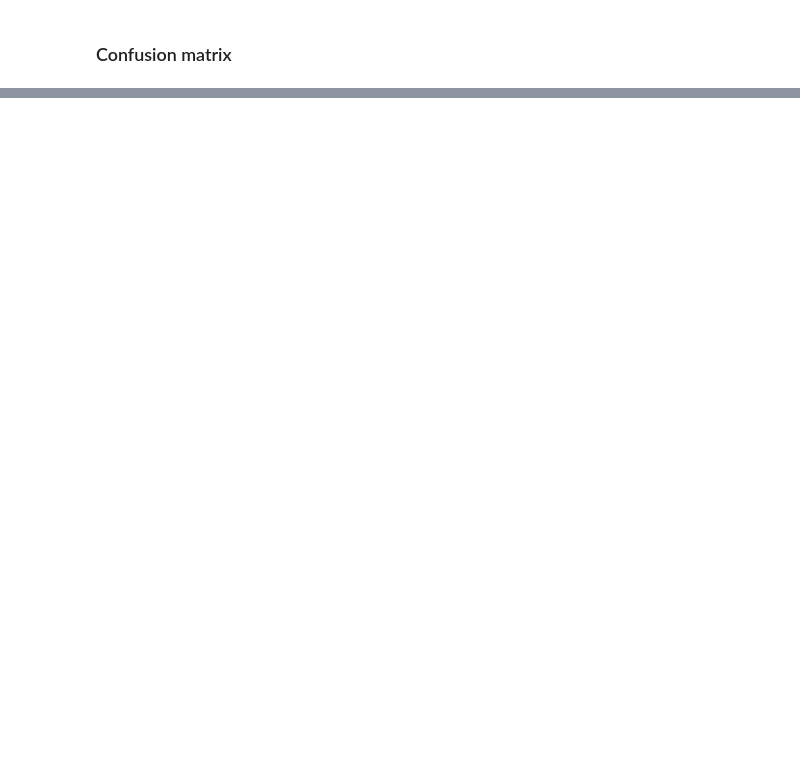
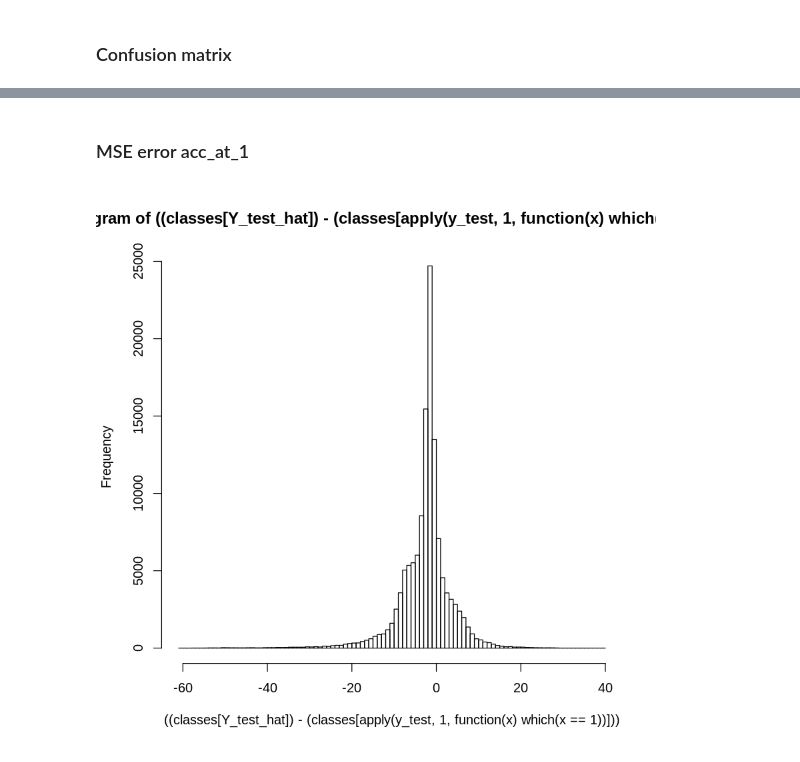
Before and after one commit to rmaestre/variableStars, a Jupyter notebook: docs/GPU/OscModels_NN.ipynb, the cells around one changed output, grey strips where cells are left out. Drawn from its saved outputs; the diff is of its cells as text; code cells hidden in the pictures; blank space fills up the shorter version.

```diff
--- a/docs/GPU/OscModels_NN.ipynb
+++ b/docs/GPU/OscModels_NN.ipynb
@@ -110,3 +130,20 @@ ERROR: Error in eval(expr, envir, enclos):
 # %% [markdown]
 ### NN train
+# %%
+top_8_categorical_accuracy <-
+  custom_metric("rec_at_8", function(y_true, y_pred) {
+    metric_top_k_categorical_accuracy(y_true, y_pred, 8)
+  })
+top_6_categorical_accuracy <-
+  custom_metric("recat_6", function(y_true, y_pred) {
+    metric_top_k_categorical_accuracy(y_true, y_pred, 6)
+  })
+top_4_categorical_accuracy <-
+  custom_metric("rec_at_4", function(y_true, y_pred) {
+    metric_top_k_categorical_accuracy(y_true, y_pred, 4)
+  })
+top_2_categorical_accuracy <-
+  custom_metric("rec_at_2", function(y_true, y_pred) {
+    metric_top_k_categorical_accuracy(y_true, y_pred, 2)
+  })
 # %%
@@ -183,3 +225,9 @@ summary(model) # Plot summary
 # %%
-#save_model_hdf5(model, paste0("~/Downloads/model_dnu",".h5"))
+model <- load_model_hdf5(paste0("~/Downloads/model_dnu.h5"),
+                        custom_objects = c(rec_at_8 = top_8_categorical_accuracy,
+                                           recat_6 = top_6_categorical_accuracy,
+                                           rec_at_4 = top_4_categorical_accuracy,
+                                           rec_at_2 = top_2_categorical_accuracy
+                                          ))
+#save_model_hdf5(model, paste0("~/Downloads/model_dr.h5"))
 evaluate(model, x_test, y_test)
@@ -202 +272,15 @@ ggplot(data=dtCM, aes(c1, c2, fill = freq)) +
+# %% [markdown]
+### MSE error acc_at_1
+# %%
+# Output dimension
+classes <- seq(
+    from = 0.1,
+    to = 14 / 0.0864,
+    by = output_resolution
+  )
+
+
+hist(((classes[Y_test_hat]) - (classes[apply(y_test,1,function(x) which(x==1))])), breaks=100)
+# %% [output]
+[figure, added]
 # %%
```
Also changed, not shown: parts of 11 cells of this notebook, 6 other files.
